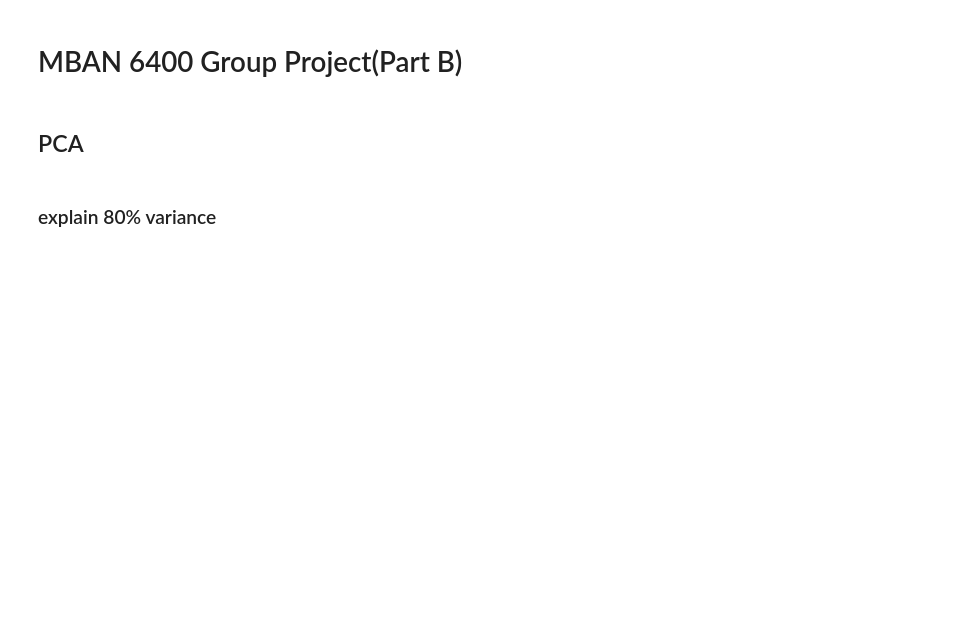
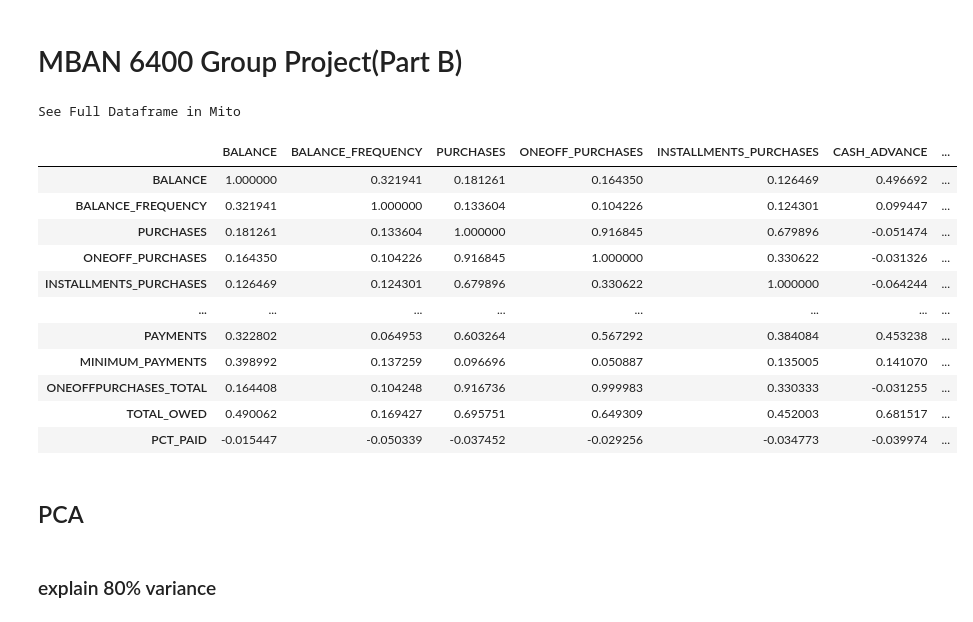
Before and after one commit to xwu0223/MBAN-6400-Project, a Jupyter notebook: MBAN6400_Project_B_copy.ipynb, the cells around one changed output. Drawn from its saved outputs; the diff is of its cells as text; code cells hidden in the pictures; blank space fills up the shorter version.

```diff
--- a/MBAN6400_Project_B_copy.ipynb
+++ b/MBAN6400_Project_B_copy.ipynb
@@ -44,3 +41,19 @@ corr.to_csv('corr.csv')
+# %%
+data.corr()
+# %% [output]
+See Full Dataframe in Mito
+|  | BALANCE | BALANCE_FREQUENCY | PURCHASES | ONEOFF_PURCHASES | INSTALLMENTS_PURCHASES | CASH_ADVANCE | ... |
+| BALANCE | 1.000000 | 0.321941 | 0.181261 | 0.164350 | 0.126469 | 0.496692 | ... |
+| BALANCE_FREQUENCY | 0.321941 | 1.000000 | 0.133604 | 0.104226 | 0.124301 | 0.099447 | ... |
+| PURCHASES | 0.181261 | 0.133604 | 1.000000 | 0.916845 | 0.679896 | -0.051474 | ... |
+| ONEOFF_PURCHASES | 0.164350 | 0.104226 | 0.916845 | 1.000000 | 0.330622 | -0.031326 | ... |
+| INSTALLMENTS_PURCHASES | 0.126469 | 0.124301 | 0.679896 | 0.330622 | 1.000000 | -0.064244 | ... |
+| ... | ... | ... | ... | ... | ... | ... | ... |
+| PAYMENTS | 0.322802 | 0.064953 | 0.603264 | 0.567292 | 0.384084 | 0.453238 | ... |
+| MINIMUM_PAYMENTS | 0.398992 | 0.137259 | 0.096696 | 0.050887 | 0.135005 | 0.141070 | ... |
+| ONEOFFPURCHASES_TOTAL | 0.164408 | 0.104248 | 0.916736 | 0.999983 | 0.330333 | -0.031255 | ... |
+| TOTAL_OWED | 0.490062 | 0.169427 | 0.695751 | 0.649309 | 0.452003 | 0.681517 | ... |
+| PCT_PAID | -0.015447 | -0.050339 | -0.037452 | -0.029256 | -0.034773 | -0.039974 | ... |
 # %% [markdown]
 ## PCA
 # %% [markdown]
```
Also changed, not shown: parts of 8 cells of this notebook, 2 other files.
